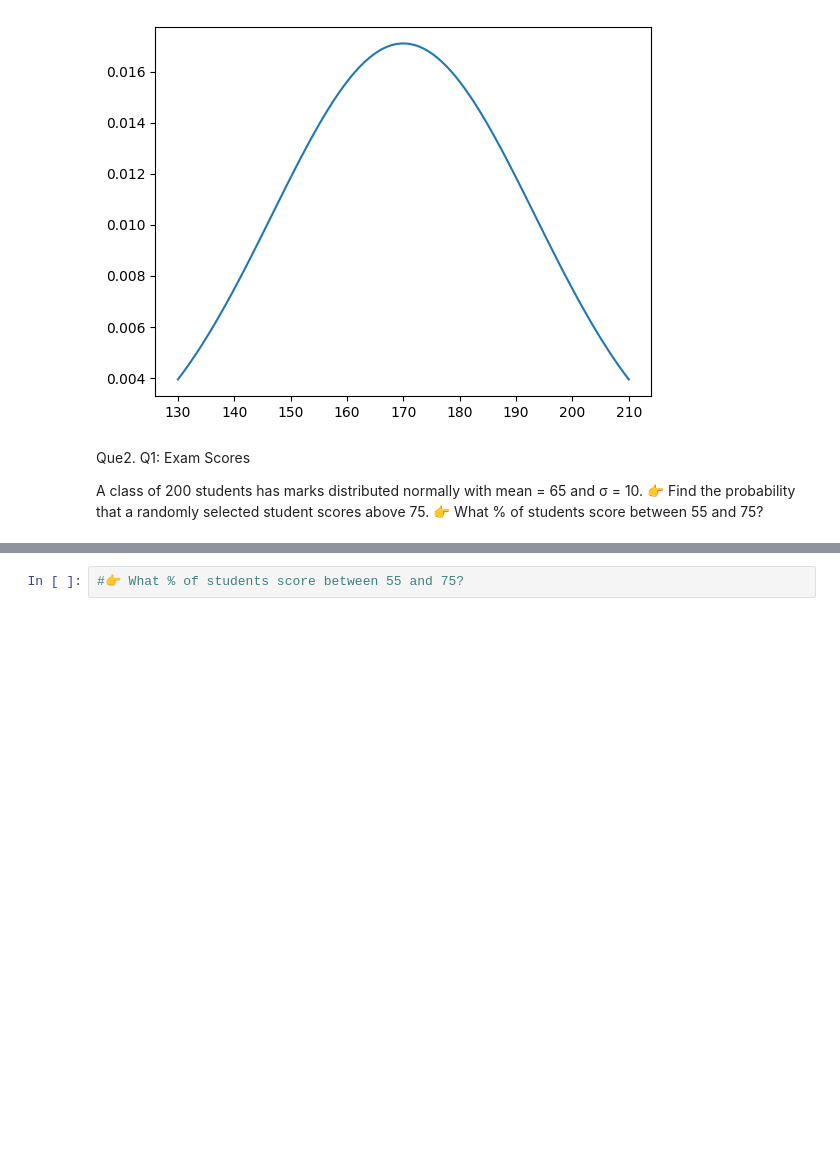
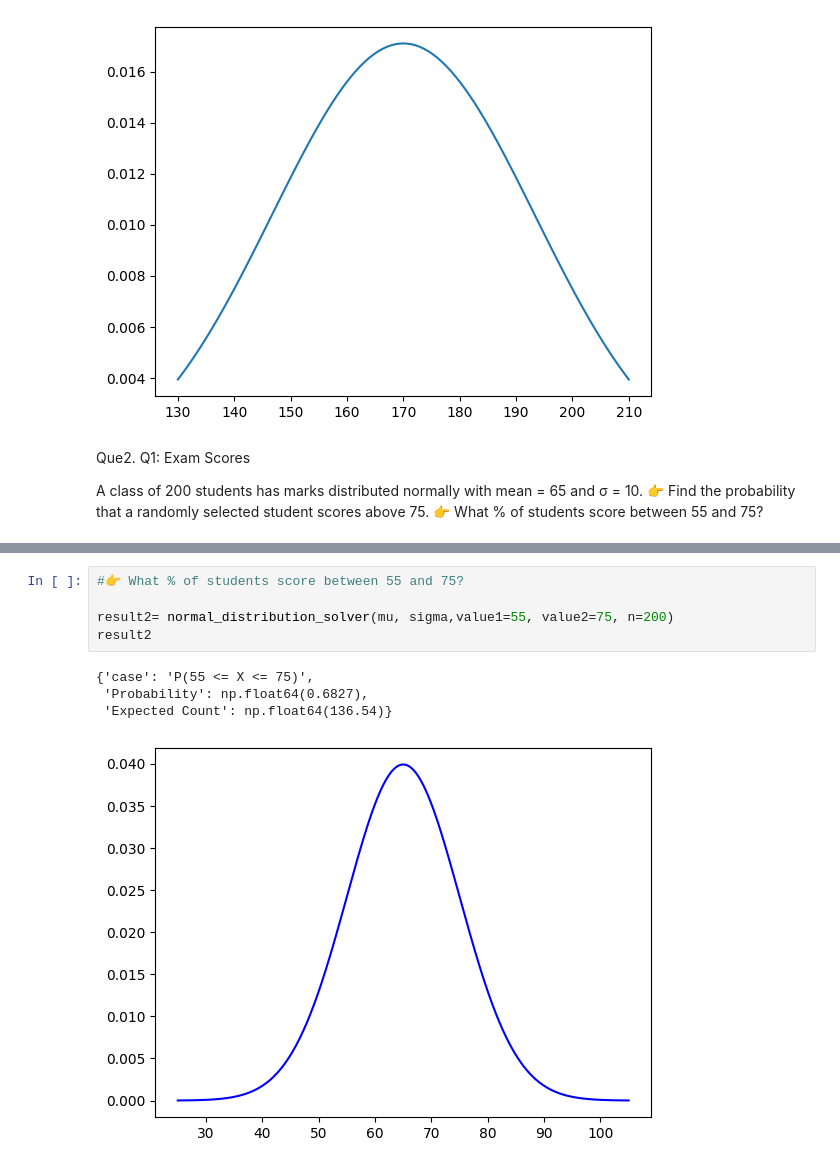
Before and after one commit to SachinSherki4/Data_Science, a Jupyter notebook: Cource_Learning/Probability_distribution_scypi/Prob_of_continous_variable/nominal_distribution.ipynb, the cells around one changed output, grey strips where cells are left out. Saved outputs shown, nothing was run; the diff lists cells and outputs as text; blank space fills up the shorter version.

```diff
--- a/Cource_Learning/Probability_distribution_scypi/Prob_of_continous_variable/nominal_distribution.ipynb
+++ b/Cource_Learning/Probability_distribution_scypi/Prob_of_continous_variable/nominal_distribution.ipynb
@@ -70,2 +131,10 @@ np.float64(0.15865525393145707)
 # %%
 #👉 What % of students score between 55 and 75?
+
+result2= normal_distribution_solver(mu, sigma,value1=55, value2=75, n=200)
+result2
+# %% [output]
+{'case': 'P(55 <= X <= 75)',
+ 'Probability': np.float64(0.6827),
+ 'Expected Count': np.float64(136.54)}
+[figure, added]
```
Also changed, not shown: parts of 5 cells of this notebook, 1 other file.
